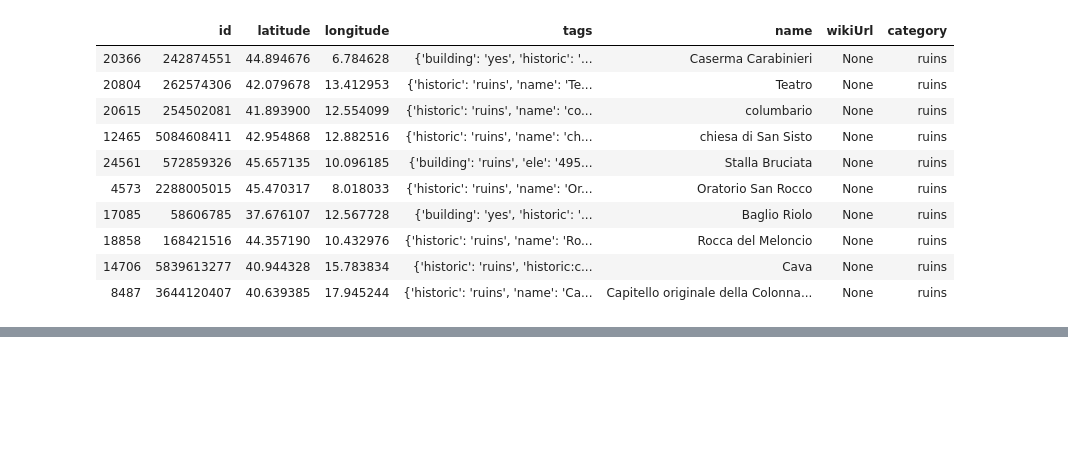
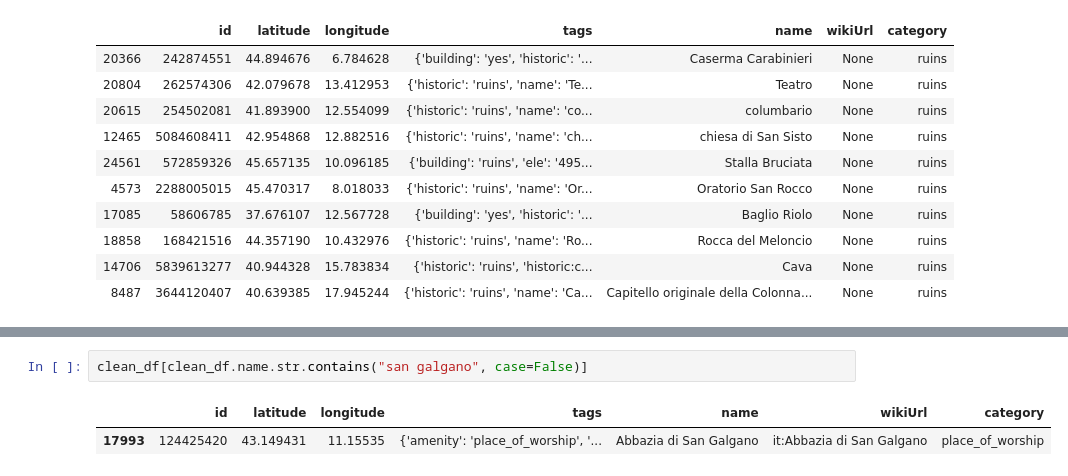
Before and after one commit to jacogasp/monuments, a Jupyter notebook: Scripts/Database.ipynb, the cells around one changed output, grey strips where cells are left out. Cells and saved outputs as stored; diff of their text form; blank space fills up the shorter version.

```diff
--- a/Scripts/Database.ipynb
+++ b/Scripts/Database.ipynb
@@ -374,0 +380,5 @@ clean_df[clean_df["name"].str.contains("pompei", False)]
+# %%
+clean_df[clean_df.name.str.contains("san galgano", case=False)]
+# %% [output]
+|  | id | latitude | longitude | tags | name | wikiUrl | category |
+| 17993 | 124425420 | 43.149431 | 11.15535 | {'amenity': 'place_of_worship', '... | Abbazia di San Galgano | it:Abbazia di San Galgano | place_of_worship |
```
Also changed, not shown: parts of 9 cells of this notebook.
